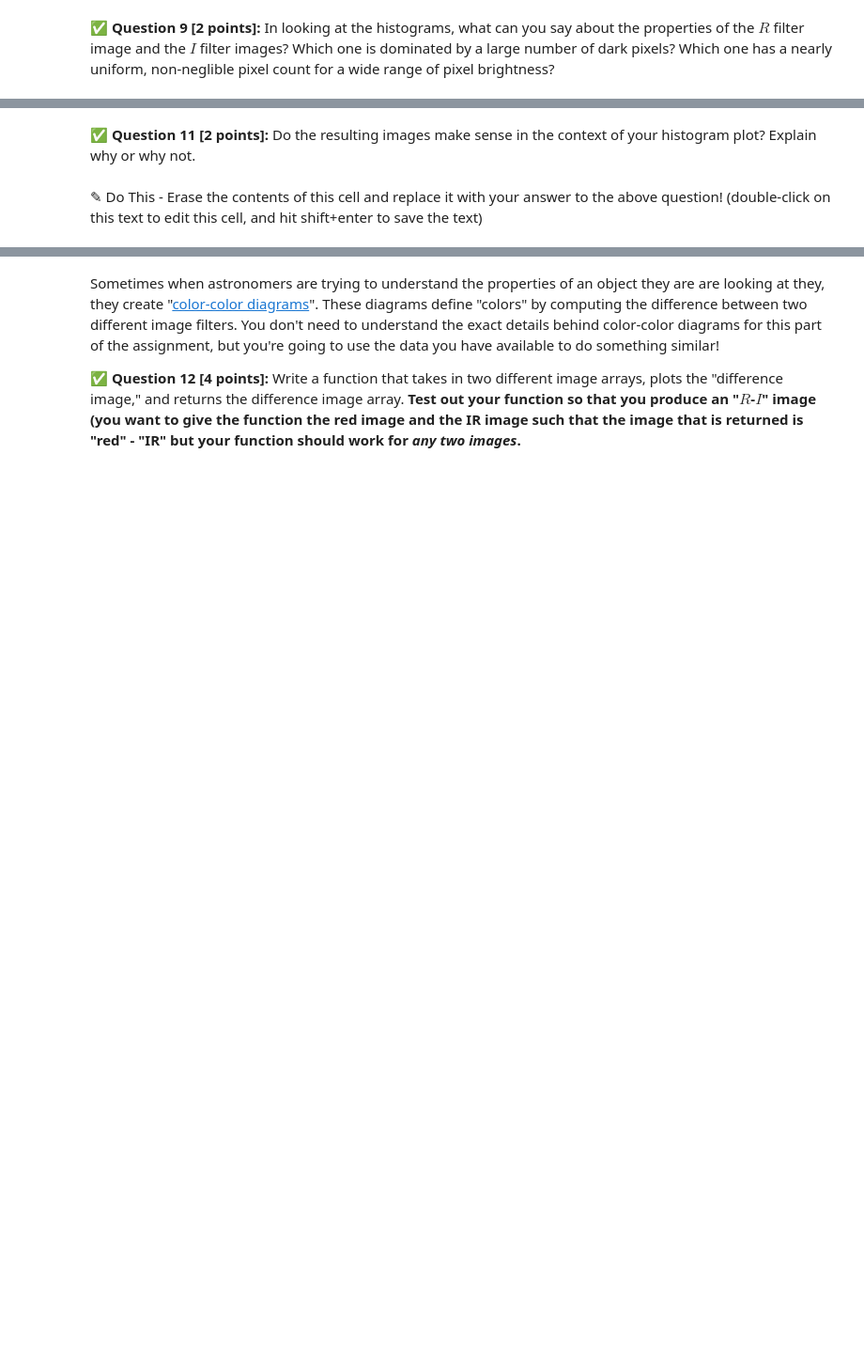
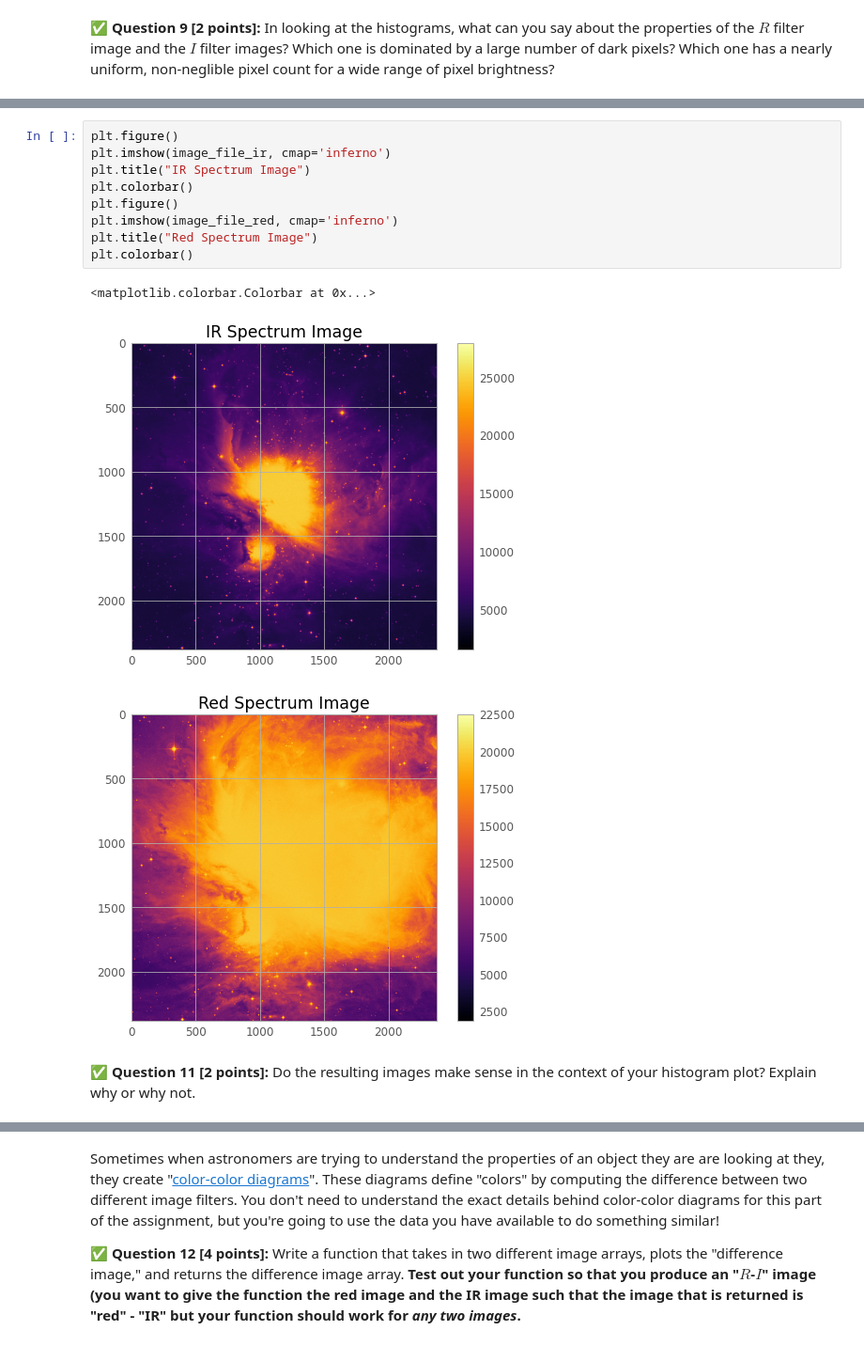
Before and after one commit to sniderry/cmse202-s21-turnin, a Jupyter notebook: hw-01/HW1.ipynb, the cells around one changed output, grey strips where cells are left out. Shown at 94% size. Cells and saved outputs as stored; diff of their text form; blank space fills up the shorter version.

```diff
--- a/hw-01/HW1.ipynb
+++ b/hw-01/HW1.ipynb
@@ -261,4 +267,15 @@ Now that you have a bit of understanding about the the properties of the images
+# %%
+plt.figure()
+plt.imshow(image_file_ir, cmap='inferno')
+plt.title("IR Spectrum Image")
+plt.colorbar()
+plt.figure()
+plt.imshow(image_file_red, cmap='inferno')
+plt.title("Red Spectrum Image")
+plt.colorbar()
+# %% [output]
+<matplotlib.colorbar.Colorbar at 0x...>
+[figure, added]
+[figure, added]
 # %% [markdown]
 **&#9989; Question 11 [2 points]:** Do the resulting images make sense in the context of your histogram plot? Explain why or why not.
-# %% [markdown]
-<font size=+3>&#9998;</font> Do This - Erase the contents of this cell and replace it with your answer to the above question!  (double-click on this text to edit this cell, and hit shift+enter to save the text)
```
Also changed, not shown: parts of 10 cells of this notebook.
